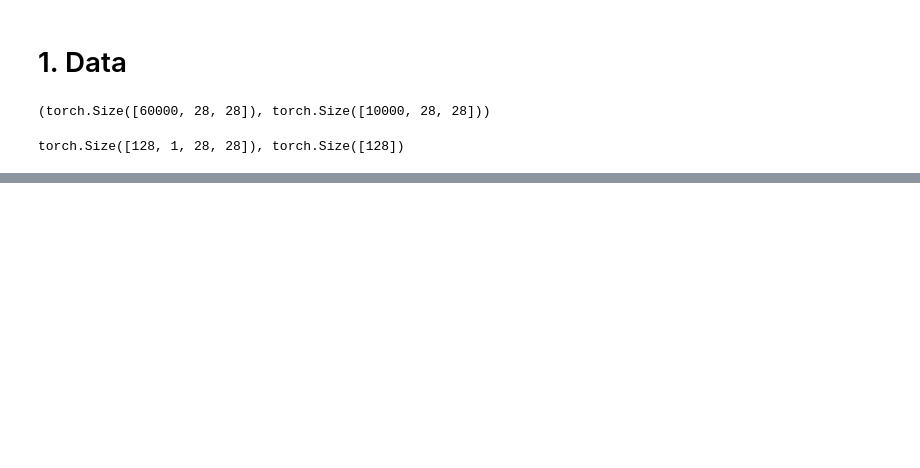
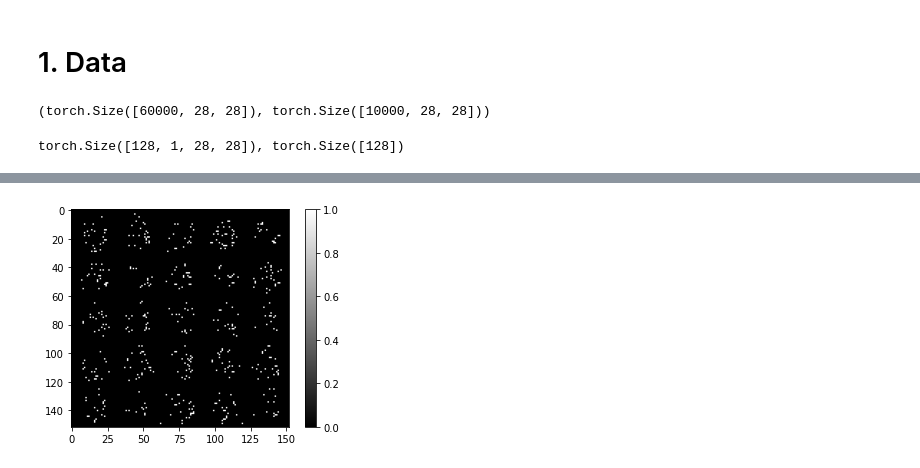
Before and after one commit to 10258392511/SemesterProject1, a Jupyter notebook: run_MADE.ipynb, the cells around one changed output, grey strips where cells are left out. Cells and saved outputs as stored; diff of their text form; code cells hidden in the pictures; blank space fills up the shorter version.

```diff
--- a/run_MADE.ipynb
+++ b/run_MADE.ipynb
@@ -37,0 +107,7 @@ plt.colorbar()
+# %%
+made_params = dict(in_shape=(28, 28), out_num_comp=2, hidden_sizes=[512, 512, 256])
+made_reload = MADE(**made_params).to(DEVICE)
+# %%
+made_reload.load_state_dict(torch.load(model_path))
+made_reload.eval()
+print(end="")
@@ -37,0 +123,4 @@ plt.colorbar()
+# %%
+MADE_sample_plot(made_reload)
+# %% [output]
+[figure, added]
```
Also changed, not shown: parts of 19 cells of this notebook, 3 other files.
